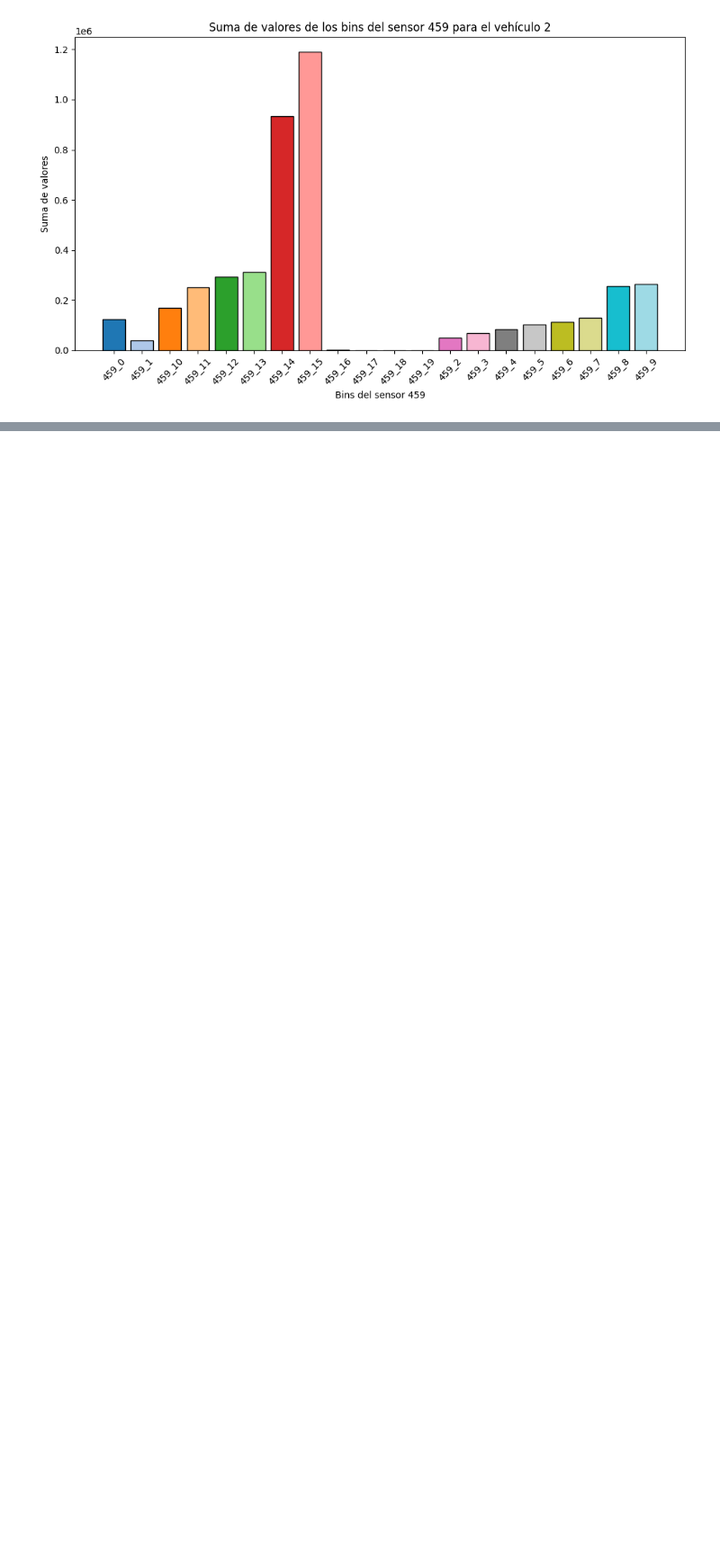
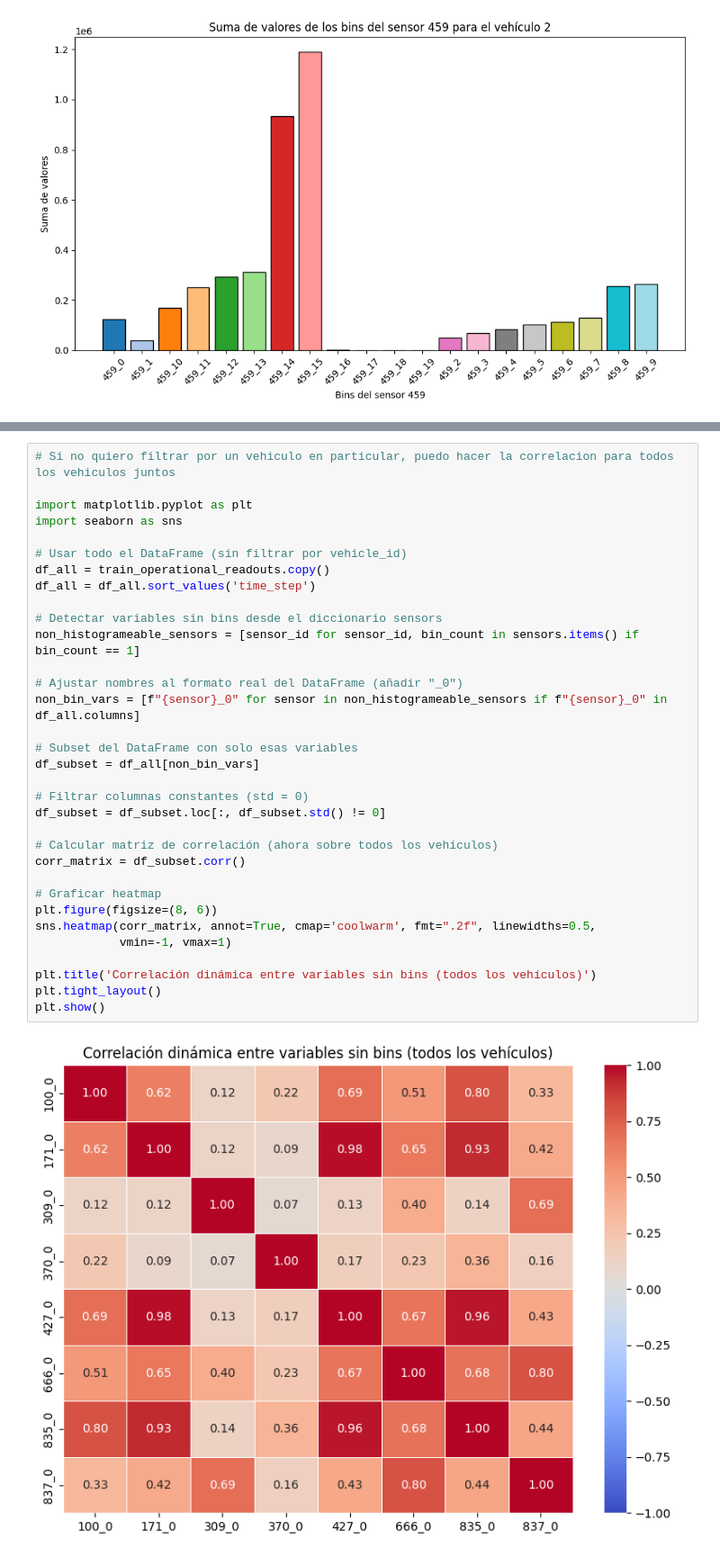
Before and after one commit to AlexSG29/IDA-Challenge-Tesis-Transformers, a Jupyter notebook: notebooks/train.ipynb, the cells around one changed output, grey strips where cells are left out. Shown: that part at 90% size. Saved outputs shown, nothing was run; the diff lists cells and outputs as text; blank space fills up the shorter version.

```diff
--- a/notebooks/train.ipynb
+++ b/notebooks/train.ipynb
@@ -248,0 +327,35 @@ plt.show()
+# %%
+# Si no quiero filtrar por un vehiculo en particular, puedo hacer la correlacion para todos los vehiculos juntos
+
+import matplotlib.pyplot as plt
+import seaborn as sns
+
+# Usar todo el DataFrame (sin filtrar por vehicle_id)
+df_all = train_operational_readouts.copy()
+df_all = df_all.sort_values('time_step')
+
+# Detectar variables sin bins desde el diccionario sensors
+non_histogrameable_sensors = [sensor_id for sensor_id, bin_count in sensors.items() if bin_count == 1]
+
+# Ajustar nombres al formato real del DataFrame (añadir "_0")
+non_bin_vars = [f"{sensor}_0" for sensor in non_histogrameable_sensors if f"{sensor}_0" in df_all.columns]
+
+# Subset del DataFrame con solo esas variables
+df_subset = df_all[non_bin_vars]
+
+# Filtrar columnas constantes (std = 0)
+df_subset = df_subset.loc[:, df_subset.std() != 0]
+
+# Calcular matriz de correlación (ahora sobre todos los vehículos)
+corr_matrix = df_subset.corr()
+
+# Graficar heatmap
+plt.figure(figsize=(8, 6))
+sns.heatmap(corr_matrix, annot=True, cmap='coolwarm', fmt=".2f", linewidths=0.5,
+            vmin=-1, vmax=1)
+
+plt.title('Correlación dinámica entre variables sin bins (todos los vehículos)')
+plt.tight_layout()
+plt.show()
+# %% [output]
+[figure, added]
```
Also changed, not shown: parts of 5 cells of this notebook.
